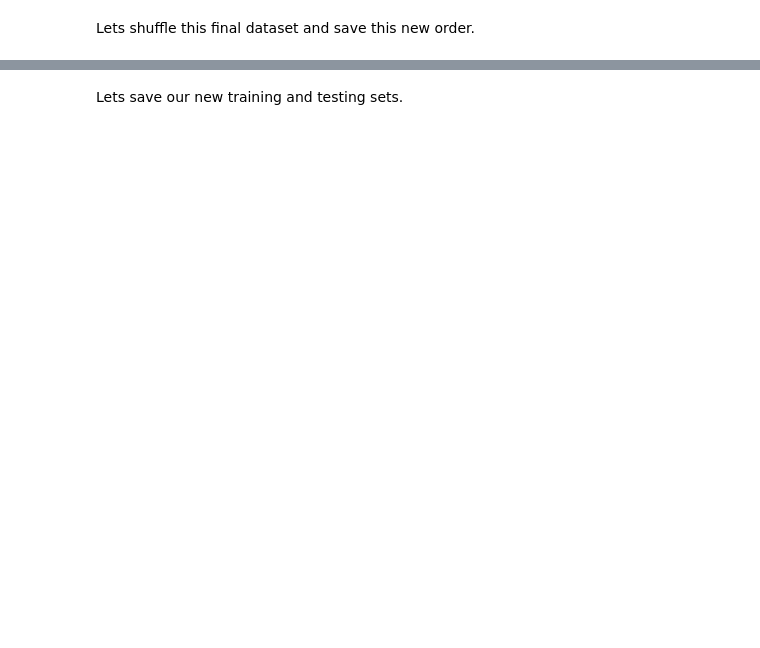
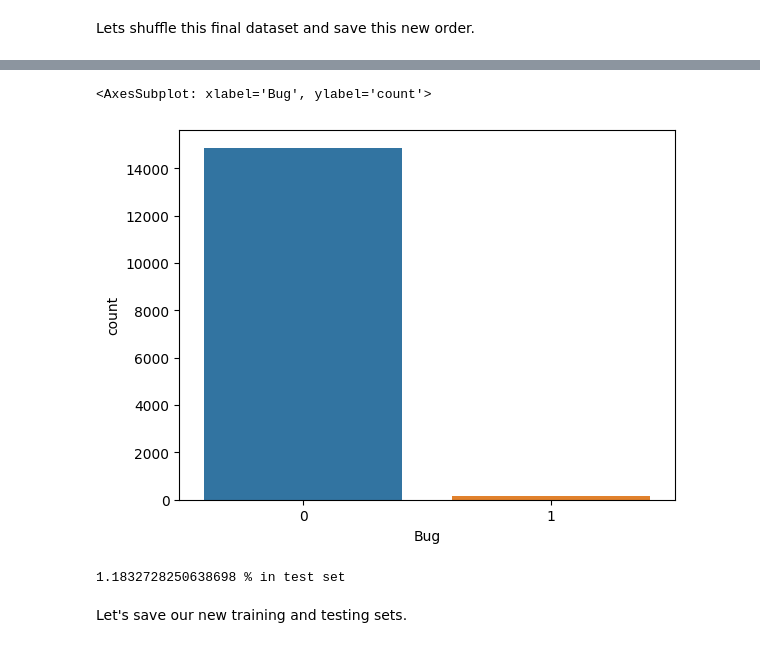
Before and after one commit to ahenrij/ets-mgl869-hive, a Jupyter notebook: src/lab/notebooks/analysis.ipynb, the cells around one changed output, grey strips where cells are left out. Cells and saved outputs as stored; diff of their text form; code cells hidden in the pictures; blank space fills up the shorter version.

```diff
--- a/src/lab/notebooks/analysis.ipynb
+++ b/src/lab/notebooks/analysis.ipynb
@@ -128,2 +122,12 @@ for ts in train_sets:
+# %%
+sns.countplot(test, x="Bug")
+# %% [output]
+<AxesSubplot: xlabel='Bug', ylabel='count'>
+[figure, added]
+# %%
+no, yes = test["Bug"].value_counts()
+print(f"{(yes*100)/no} % in test set")
+# %% [output]
+1.1832728250638698 % in test set
 # %% [markdown]
-Lets save our new training and testing sets.
+Let's save our new training and testing sets.
```
Also changed, not shown: parts of 23 cells of this notebook, 3 other files.
